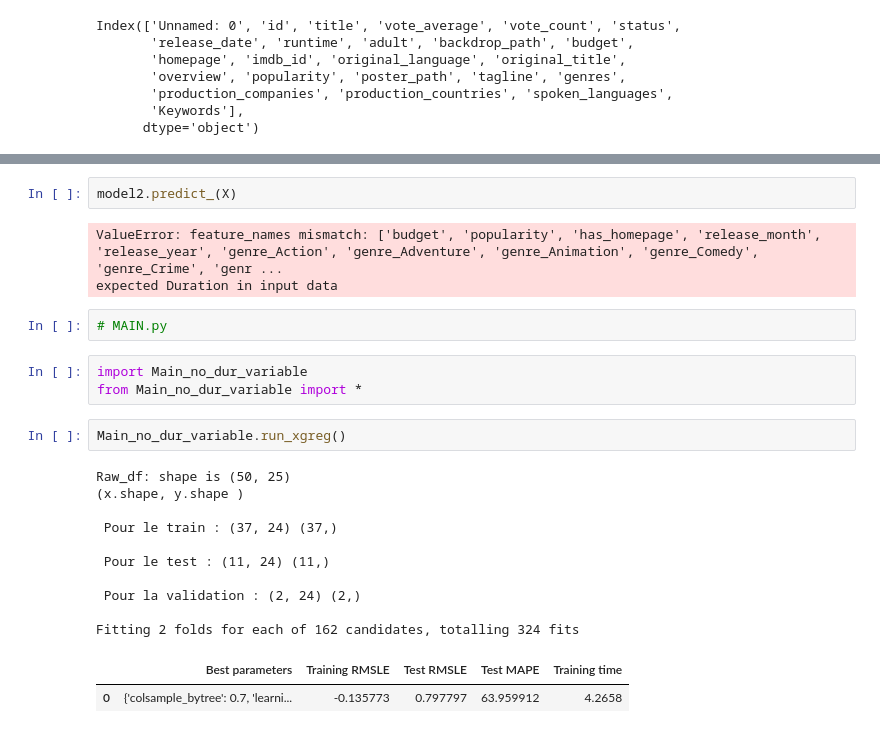
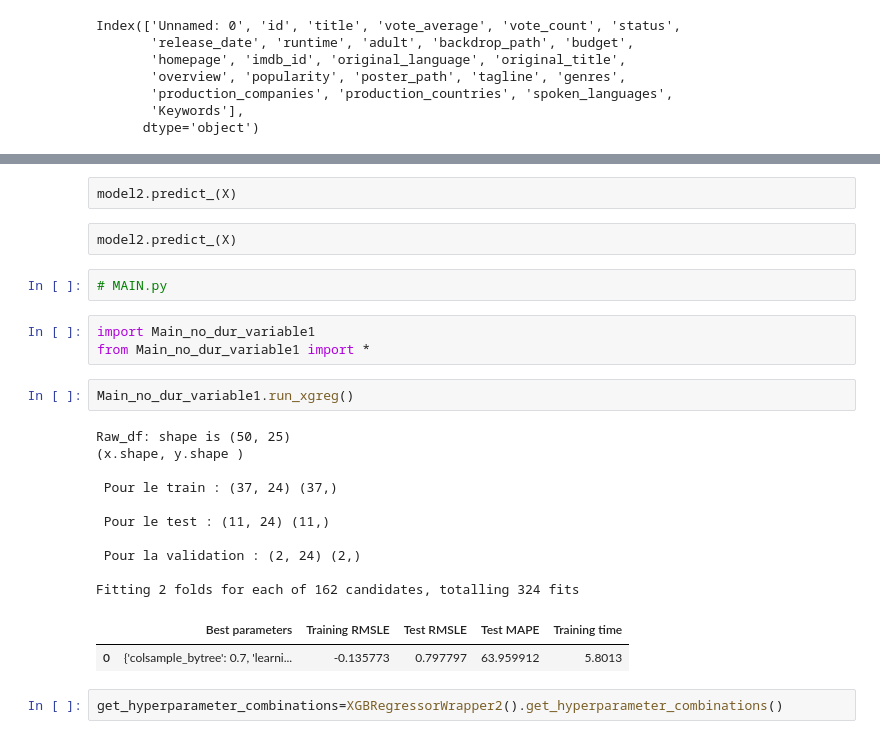
Before and after one commit to jomayans/Projet-Python, a Jupyter notebook: notebooks/Experimentation4.ipynb, the cells around one changed output, grey strips where cells are left out. Cells and saved outputs as stored; diff of their text form.

```diff
--- a/notebooks/Experimentation4.ipynb
+++ b/notebooks/Experimentation4.ipynb
@@ -242,25 +247,26 @@ expected Duration in input data
-# %%
-model2.predict_(X)
-# %% [output]
-ValueError: feature_names mismatch: ['budget', 'popularity', 'has_homepage', 'release_month', 'release_year', 'genre_Action', 'genre_Adventure', 'genre_Animation', 'genre_Comedy', 'genre_Crime', 'genr ...
-expected Duration in input data
+# %% [raw]
+model2.predict_(X)
+# %% [raw]
+model2.predict_(X)
 # %%
 # MAIN.py
 # %%
-import Main_no_dur_variable
-from Main_no_dur_variable import *
+import Main_no_dur_variable1
+from Main_no_dur_variable1 import *
 # %%
-Main_no_dur_variable.run_xgreg()
+Main_no_dur_variable1.run_xgreg()
 # %% [output]
 Raw_df: shape is (50, 25)
 (x.shape, y.shape )
 
  Pour le train : (37, 24) (37,)
 
  Pour le test : (11, 24) (11,)
 
  Pour la validation : (2, 24) (2,)
 
 Fitting 2 folds for each of 162 candidates, totalling 324 fits
 |  | Best parameters | Training RMSLE | Test RMSLE | Test MAPE | Training time |
-| 0 | {'colsample_bytree': 0.7, 'learni... | -0.135773 | 0.797797 | 63.959912 | 4.2658 |
+| 0 | {'colsample_bytree': 0.7, 'learni... | -0.135773 | 0.797797 | 63.959912 | 5.8013 |
+# %%
+get_hyperparameter_combinations=XGBRegressorWrapper2().get_hyperparameter_combinations()
```
Also changed, not shown: parts of 54 cells of this notebook, 19 other files.
